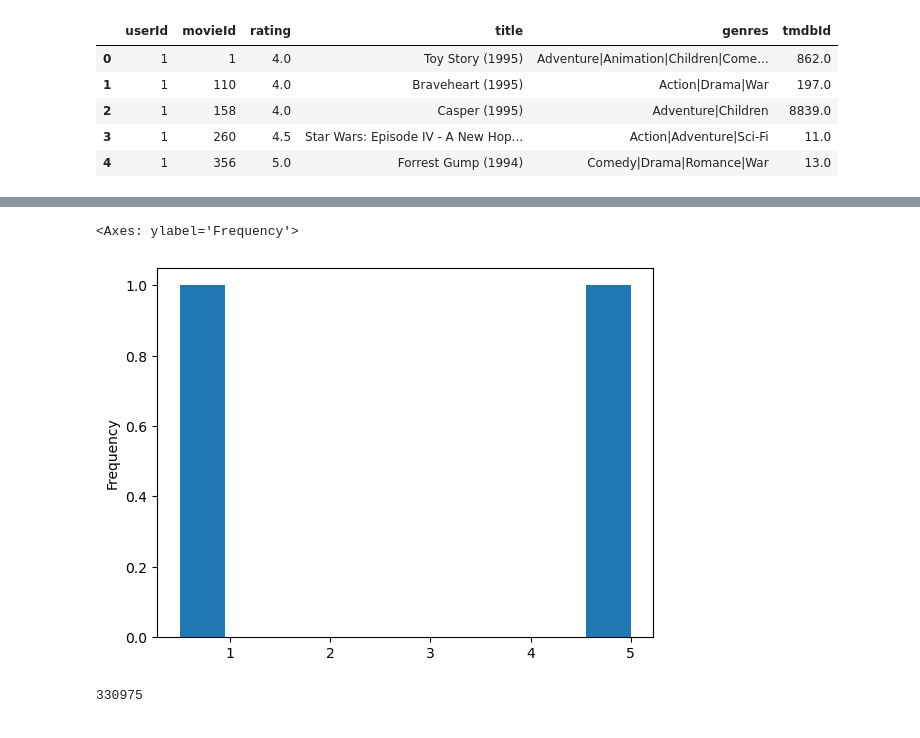
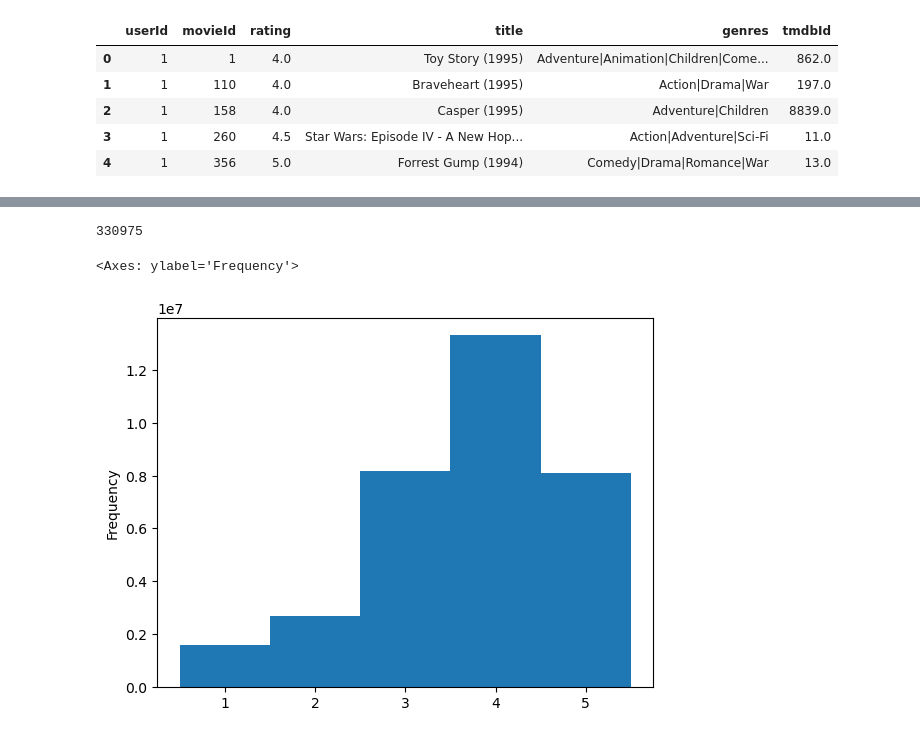
Before and after one commit to theinvisiblesherpa/SafeStreamer, a Jupyter notebook: FilmEDA.ipynb, the cells around one changed output, grey strips where cells are left out. Saved outputs shown, nothing was run; the diff lists cells and outputs as text; code cells hidden in the pictures.

```diff
--- a/FilmEDA.ipynb
+++ b/FilmEDA.ipynb
@@ -72,10 +68,13 @@ mostViewed[mostViewed['nWatched'] > 30000].sort_values('nWatched',ascending=Fals
 # %%
-userReviews[userReviews['tmdbId'] == 77640.0]['rating'].plot.hist(bins=10)
+#userReviews[userReviews['tmdbId'] == 77640.0]['rating'].plot.hist(bins=10)
-# %% [output]
-<Axes: ylabel='Frequency'>
-[figure, removed]
 # %%
 userReviews['userId'].nunique()
 # %% [output]
 330975
+# %%
+globalMean = userReviews['rating'].mean()
+userReviews['rating'].plot.hist(bins=[0.5,1.5,2.5,3.5,4.5,5.5])
+# %% [output]
+<Axes: ylabel='Frequency'>
+[figure, added]
 # %%
```
Also changed, not shown: parts of 20 cells of this notebook.
